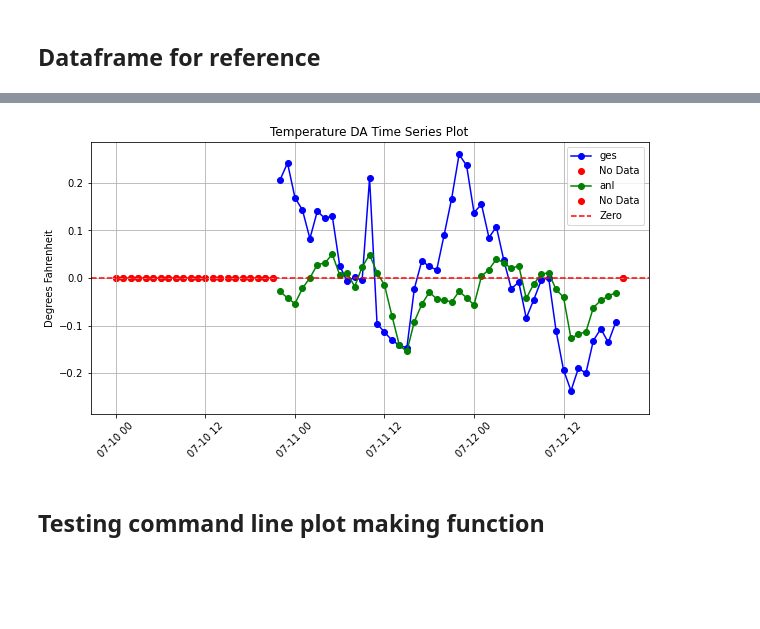
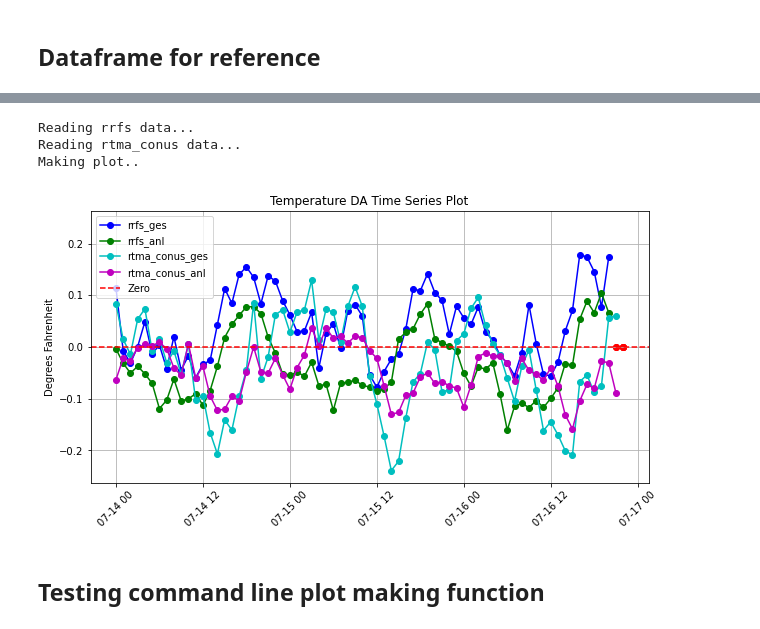
Before and after one commit to NOAA-GSL/pyDAmonitor, a Jupyter notebook: code/plot_interactive.ipynb, the cells around one changed output, grey strips where cells are left out. Saved outputs shown, nothing was run; the diff lists cells and outputs as text; code cells hidden in the pictures; blank space fills up the shorter version.

Commit message:
Added capability for time_series to plot both rrfs and rtma on the same plot by changing paths and models argument to list and making other small adjustments

```diff
--- a/code/plot_interactive.ipynb
+++ b/code/plot_interactive.ipynb
@@ -146,7 +146,8 @@ rtma_data_fp = "/lfs4/BMC/nrtrr/NCO_dirs/rtma.v0.8.8/com/prod/RTMA_CONUS." + dat
 # station_ids = ['G4CUISJA']
 station_ids = None
 obs_types = None
-path = '/lfs4/BMC/nrtrr/NCO_dirs/rtma.v0.8.8/com/prod'
+rtma_path = '/lfs4/BMC/nrtrr/NCO_dirs/rtma.v0.8.8/com/prod'
+rrfs_path = '/lfs4/BMC/nrtrr/NCO_dirs/v0.9.5/com/prod'
 
 # Get a list of strings with all hours of day
 var = 't'
@@ -156,3 +157,5 @@ now_utc = datetime.now(timezone.utc)
 f_time = now_utc.replace(minute=0, second=0, microsecond=0)
 s_time = f_time - timedelta(days=2)
 s_time = s_time.replace(hour=0)
+
+date_times = pd.date_range(start=s_time, end=f_time, freq='H')
@@ -159,7 +184,11 @@ s_time = s_time.replace(hour=0)
 # %%
-time_series.plot_time_series(path, var, anl_ges='both', s_time=s_time, f_time=f_time)
+time_series.plot_time_series([rrfs_path, rtma_path], models = ['rrfs', 'rtma_conus'],
+                             var = var, anl_ges='both', s_time=s_time, f_time=f_time)
 # %% [output]
+Reading rrfs data...
+Reading rtma_conus data...
+Making plot..
-[figure, old version]
+[figure, new version]
 # %% [markdown]
 ## Testing command line plot making function
 # %%
```
Also changed, not shown: parts of 2 cells of this notebook, 9 other files.
